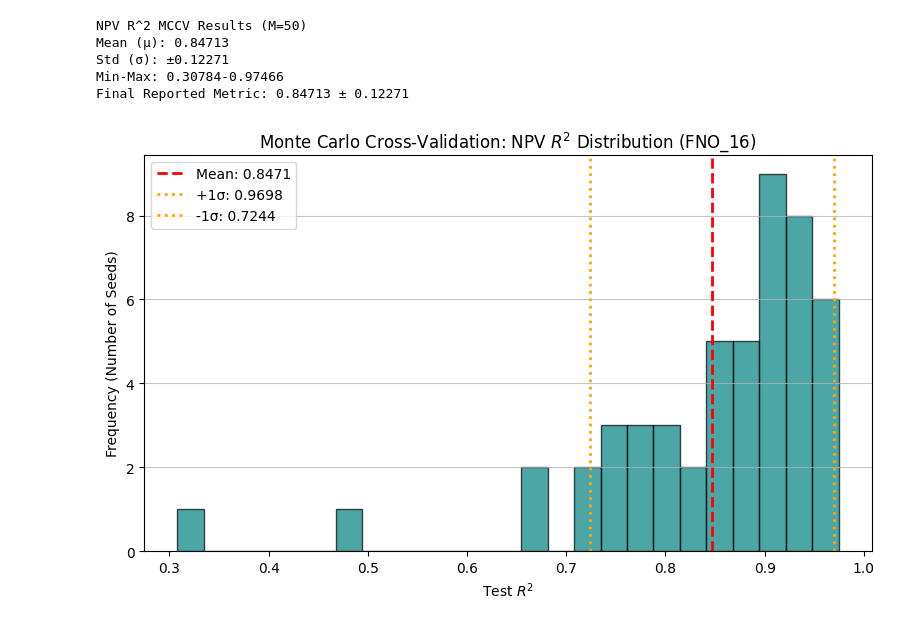
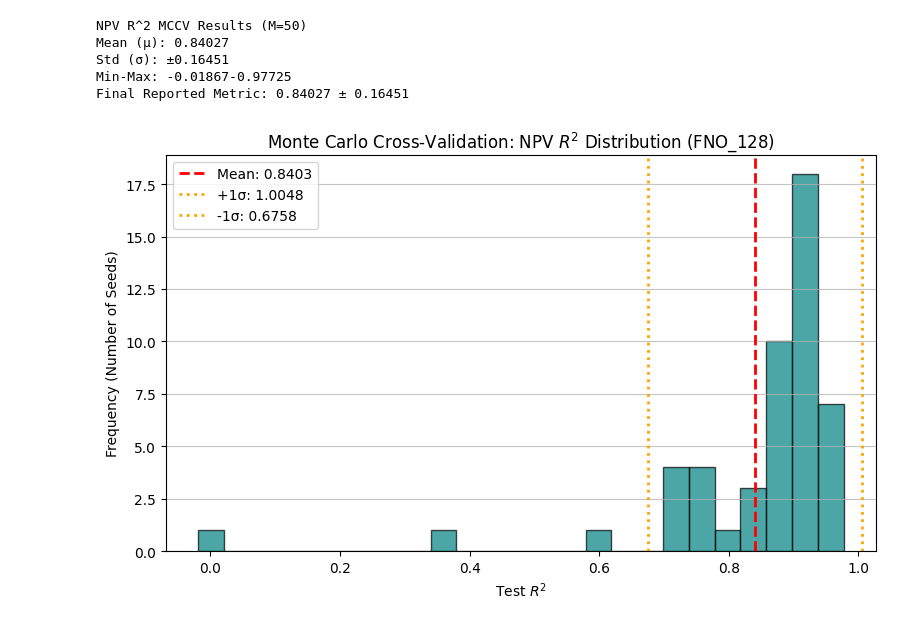
Before and after one commit to utat-ss/FINCH-Science_Unmixing, a Jupyter notebook: runs/dl/atmo_data/fno_128/analysis2.ipynb, the cells around one changed output. Cells and saved outputs as stored; diff of their text form; code cells hidden in the pictures.

```diff
--- a/runs/dl/atmo_data/fno_128/analysis2.ipynb
+++ b/runs/dl/atmo_data/fno_128/analysis2.ipynb
@@ -1,7 +1,7 @@
 # %%
 import pickle as pkl
 
-fno_16_dict = pkl.load(open('fno_16_dict.pkl', 'rb'))
+fno_128_dict = pkl.load(open('fno_128_dict.pkl', 'rb'))
 # %%
 import numpy as np
 import matplotlib.pyplot as plt
@@ -9,43 +9,43 @@ import matplotlib.pyplot as plt
 # Extract the NPV R2 metrics
 npv_r2_list = [
     model_dict['metrics_total'][0][5]
-    for seed, model_dict in fno_16_dict.items()
+    for seed, model_dict in fno_128_dict.items()
 ]
 npv_r2_array = np.array(npv_r2_list)
 
 # Calculate the core statistical bounds
 # Used ddof=1 for the unbiased sample standard deviation
 mu_npv = np.mean(npv_r2_array)
 sigma_npv = np.std(npv_r2_array, ddof=1)
 min_npv = np.min(npv_r2_array)
 max_npv = np.max(npv_r2_array)
 
 # Plot stuff
 print(f"NPV R^2 MCCV Results (M={len(npv_r2_array)})")
 print(f"Mean (μ): {mu_npv:.5f}")
 print(f"Std (σ): ±{sigma_npv:.5f}")
 print(f"Min-Max: {min_npv:.5f}-{max_npv:.5f}")
 print(f"Final Reported Metric: {mu_npv:.5f} ± {sigma_npv:.5f}")
 plt.figure(figsize=(8, 5))
 plt.hist(npv_r2_array, bins=25, color='teal', edgecolor='black', alpha=0.7)
 plt.axvline(mu_npv, color='red', linestyle='dashed', linewidth=2, label=f'Mean: {mu_npv:.4f}')
 plt.axvline(mu_npv + sigma_npv, color='orange', linestyle='dotted', linewidth=2, label=f'+1σ: {(mu_npv + sigma_npv):.4f}')
 plt.axvline(mu_npv - sigma_npv, color='orange', linestyle='dotted', linewidth=2, label=f'-1σ: {(mu_npv - sigma_npv):.4f}')
-plt.title('Monte Carlo Cross-Validation: NPV $R^2$ Distribution (FNO_16)')
+plt.title('Monte Carlo Cross-Validation: NPV $R^2$ Distribution (FNO_128)')
 plt.xlabel('Test $R^2$')
 plt.ylabel('Frequency (Number of Seeds)')
 plt.legend()
 plt.grid(axis='y', alpha=0.75)
 plt.tight_layout()
-plt.savefig('fno16_npv_r2_distribution.svg')
+plt.savefig('fno128_npv_r2_distribution.svg')
 plt.show()
 # %% [output]
 NPV R^2 MCCV Results (M=50)
-Mean (μ): 0.84713
-Std (σ): ±0.12271
-Min-Max: 0.30784-0.97466
-Final Reported Metric: 0.84713 ± 0.12271
+Mean (μ): 0.84027
+Std (σ): ±0.16451
+Min-Max: -0.01867-0.97725
+Final Reported Metric: 0.84027 ± 0.16451
-[figure, old version]
+[figure, new version]
 # %%
 # Extract the Total R2 metrics
 tot_r2_list = [
```
Also changed, not shown: parts of 2 cells of this notebook.
